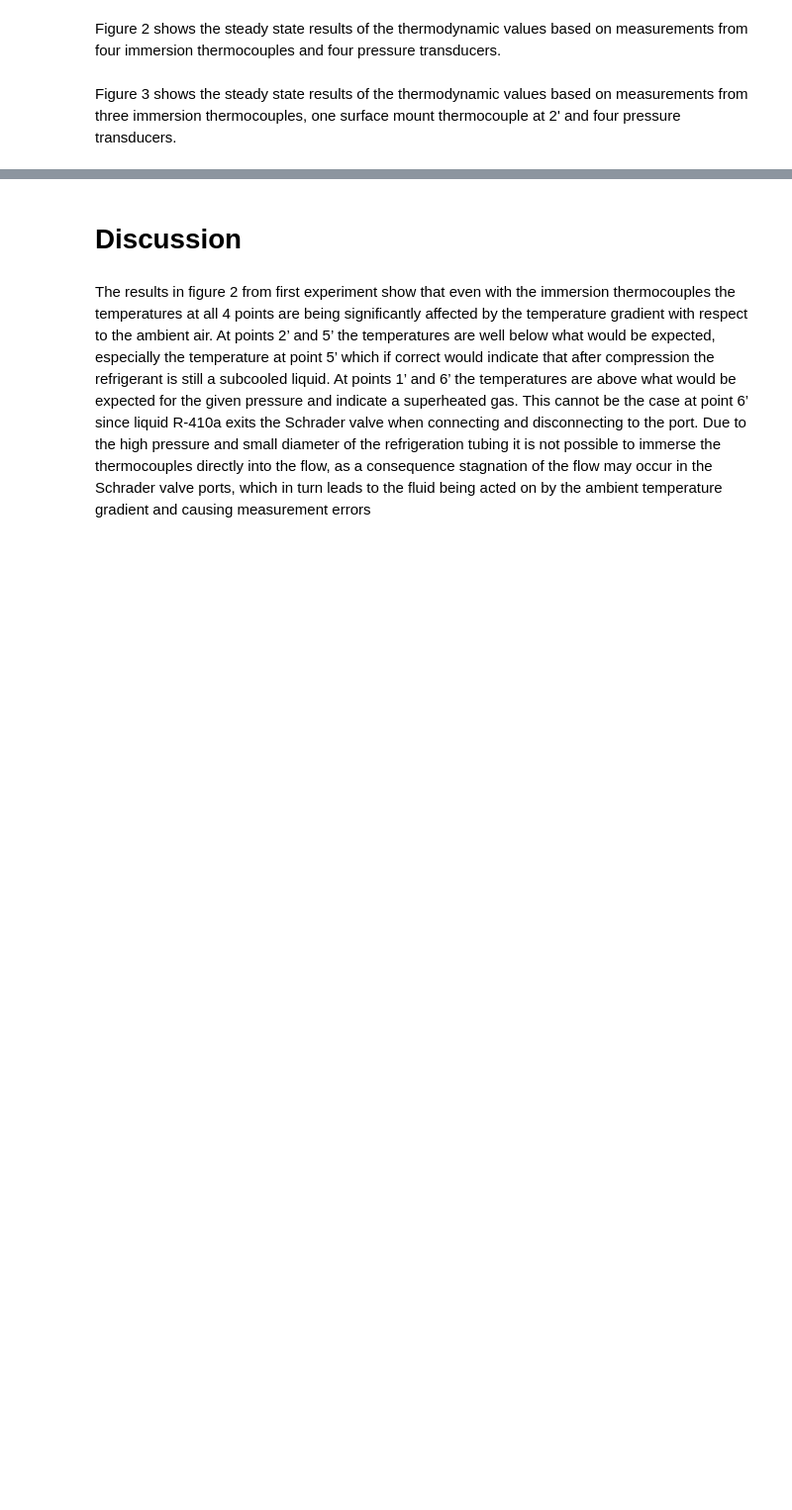
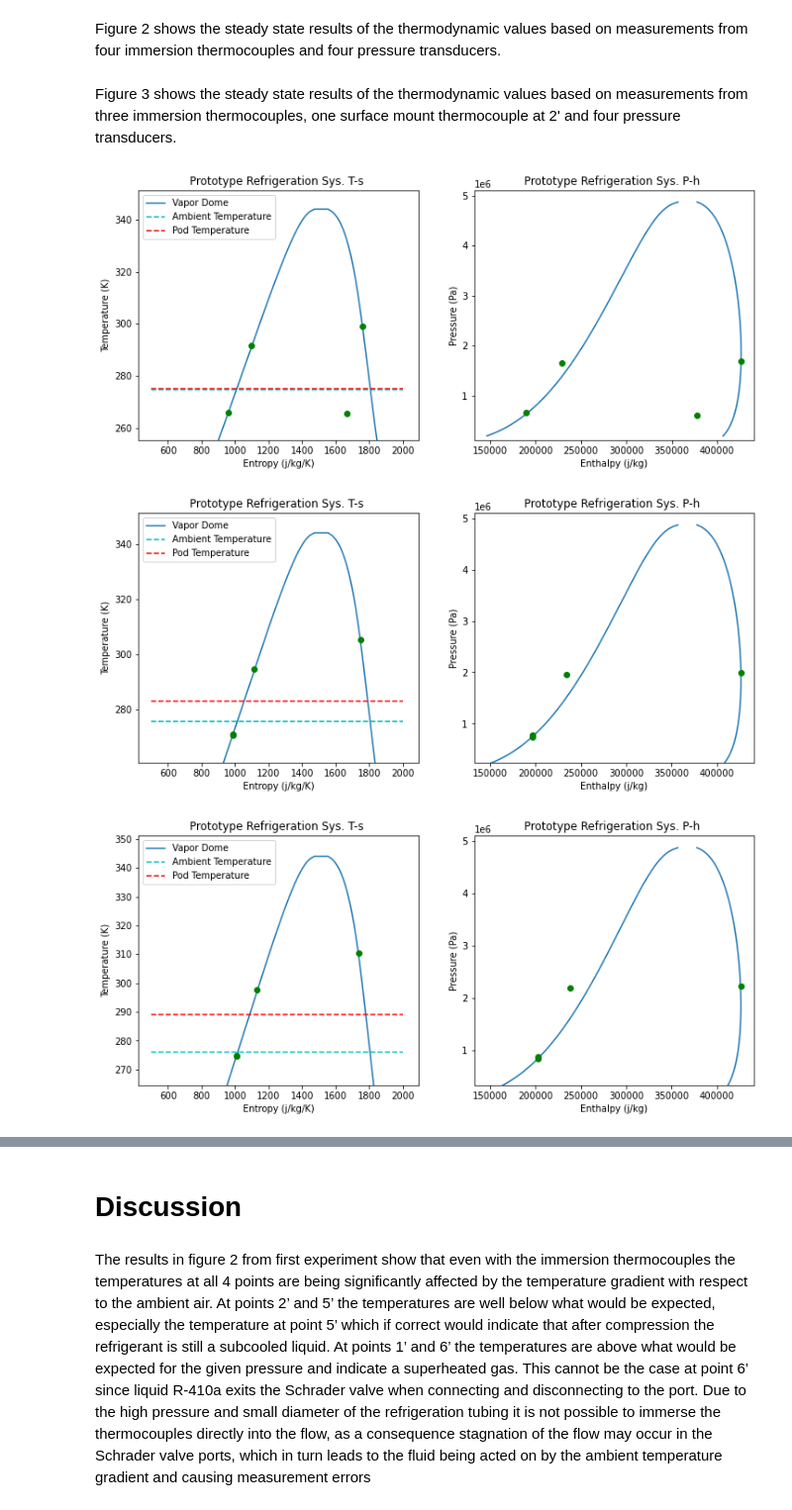
Before and after one commit to ChaseKlewicki/VCRC, a Jupyter notebook: Pod Prototype Thermal Management System Testing 01-2021 to 03-2021.ipynb, the cells around one changed output, grey strips where cells are left out. Shown at 99% size. Cells and saved outputs as stored; diff of their text form; code cells hidden in the pictures; blank space fills up the shorter version.

```diff
--- a/Pod Prototype Thermal Management System Testing 01-2021 to 03-2021.ipynb
+++ b/Pod Prototype Thermal Management System Testing 01-2021 to 03-2021.ipynb
@@ -52,40 +52,51 @@ Figure 2 shows the steady state results of the thermodynamic values based on mea
 # %% [markdown]
 Figure 3 shows the steady state results of the thermodynamic values based on measurements from three immersion thermocouples, one surface mount thermocouple at 2' and four pressure transducers.
 # %%
-# from analysis_functions import *
+from analysis_functions import *
 
 path = 'C:/Users/charl/Google Drive/school/Graduate/Pod Project/Prototype/'
 
-# # list
-# files =['01-23-2021/test.lvm', '01-23-2021/test2.lvm', '01-23-2021/test3.lvm', '01-23-2021/test4.lvm',
-#         '01-24-2021/test.lvm', '01-24-2021/test2.lvm', '01-24-2021/test3.lvm', '01-24-2021/test4.lvm',
-#         '01-25-2021/test.lvm', '01-25-2021/test2.lvm', '01-25-2021/test3.lvm', '01-25-2021/test4.lvm',
-#        ]
+# Files
+files =['01-23-2021/test.lvm', '01-23-2021/test2.lvm', '01-23-2021/test3.lvm', '01-23-2021/test4.lvm',
+        '01-24-2021/test.lvm', '01-24-2021/test2.lvm', '01-24-2021/test3.lvm', '01-24-2021/test4.lvm',
+        '01-25-2021/test.lvm', '01-25-2021/test2.lvm', '01-25-2021/test3.lvm', '01-25-2021/test4.lvm',
+       ]
 
-# P_amb = [100.81e3, 100.83e3, 100.74e3, 100.77e3,
-#          100.83e3, 100.78e3, 100.67e3, 100.70e3,
-#          101.37e3, 101.23e3, 101.25e3, 101.24e3,
-#         ]
+# Ambient Pressure (Pa)
+P_amb = [100.81e3, 100.83e3, 100.74e3, 100.77e3,
+         100.83e3, 100.78e3, 100.67e3, 100.70e3,
+         101.37e3, 101.23e3, 101.25e3, 101.24e3,
+        ]
 
-# Q_element = [0.58e3, 0.81e3, 1.00e3, 0.6e3,
-#              0.81e3, 1.03e3, 0.61e3, 0.80e3,
-#              1.01e3, 0.61e3, 0.82e3, 1.03e3,
-#             ]
+# Heating Element Power (W)
+Q_element = [0.58e3, 0.81e3, 1.00e3, 0.6e3,
+             0.81e3, 1.03e3, 0.61e3, 0.80e3,
+             1.01e3, 0.61e3, 0.82e3, 1.03e3,
+            ]
 
-# W_refrig = [0.380e3, 0.405e3, 0.439e3, 0.395e3,
-#             0.395e3, 0.417e3, 0.375e3, 0.400e3,
-#             0.466e3, 0.379e3, 0.405e3, 0.459e3,
-#            ]
+# Refrigeration System Work (W)
+W_refrig = [0.380e3, 0.405e3, 0.439e3, 0.395e3,
+            0.395e3, 0.417e3, 0.375e3, 0.400e3,
+            0.416e3, 0.379e3, 0.405e3, 0.459e3,
+           ]
 
-# experimentalData = pd.DataFrame()
-experimentalData = pd.read_pickle(path + 'experimentalDataframe.pkl')
+experimentalData = pd.DataFrame()
+
+# experimentalData = pd.read_pickle(path + 'experimentalDataframe.pkl')
+
+
+
+for ind, file in enumerate(files):
+
+    experimentalData = experimentalData.append(experimental_analysis_fan(path + file, P_amb[ind], Q_element[ind], W_refrig[ind]))
+
+
+    thermodynamic_plots(experimentalData.iloc[-1])
 
 experimentalData = experimentalData.reset_index()
 
-# for ind, file in enumerate(files):
-
-# #     experimentalData = experimentalData.append(experimental_analysis_fan(path + file, P_amb[ind], Q_element[ind], W_refrig[ind]))
-
-#     thermodynamic_plots(experimentalData.iloc[-1])
-
 # experimentalData.to_pickle(path + 'experimentalDataframe.pkl')
+# %% [output]
+[figure, added]
+[figure, added]
+[figure, added]
```
Also changed, not shown: parts of 9 cells of this notebook, 2 other files.
